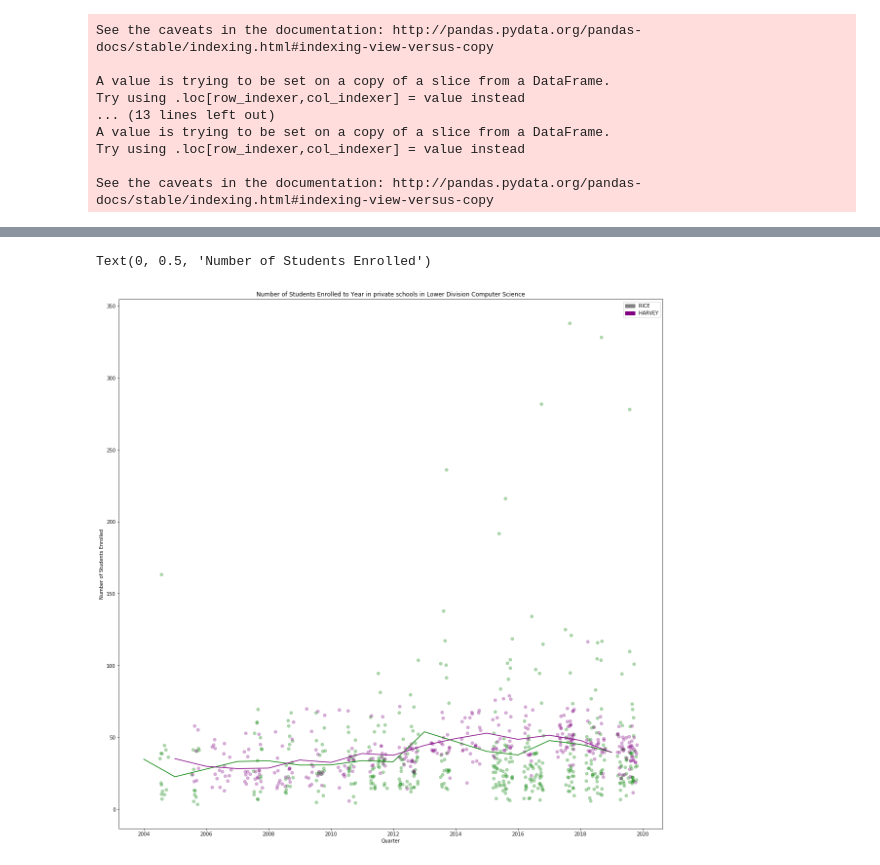
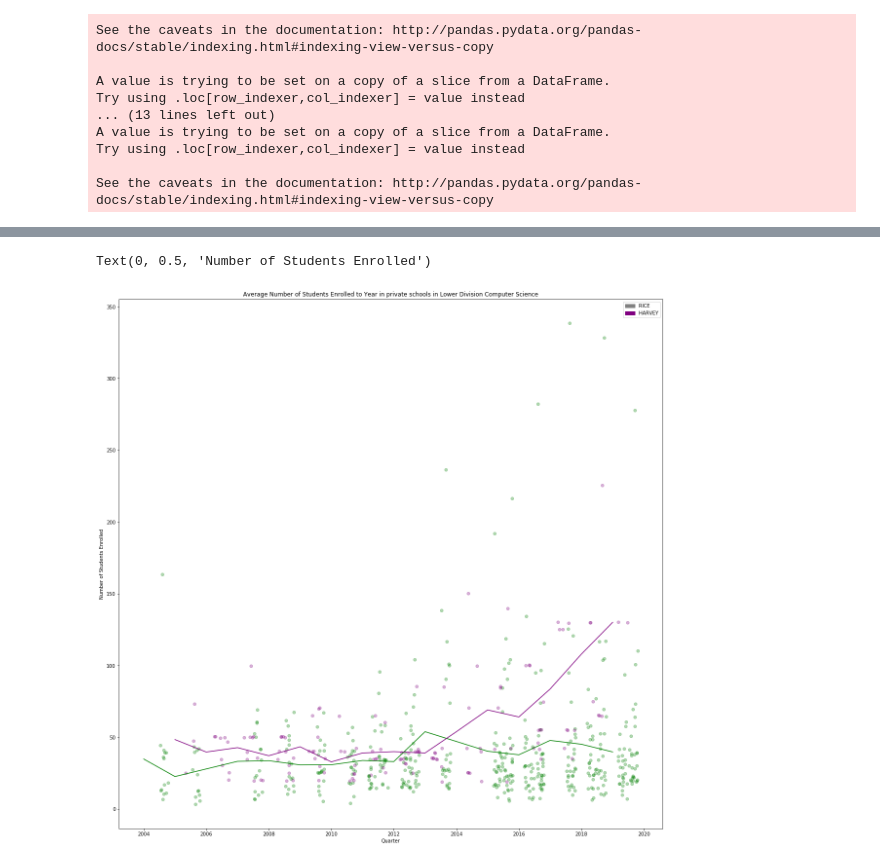
Before and after one commit to Tcbowen/CSE-184, a Jupyter notebook: Data_Jeff.ipynb, the cells around one changed output, grey strips where cells are left out. Cells and saved outputs as stored; diff of their text form; code cells hidden in the pictures.

```diff
--- a/Data_Jeff.ipynb
+++ b/Data_Jeff.ipynb
@@ -145,14 +145,14 @@ def clean_class_nums(self):
 # Any values greater than 500 are noise, and should be removed
 # %%
 for num, i in enumerate(df_rice.iloc[:,0]):
-    df_rice.iloc[num, 0] = re.sub('[^0-9]', '', i)
-    if df_rice.iloc[num,0] == '500':
+    df_rice.iloc[num, 0] = int(re.sub('[^0-9]', '', i))
+    if int(df_rice.iloc[num,0]) >= 500:
         df_rice.iloc[num,0] = 0
-    df_rice.iloc[num, 1] = re.sub('[^0-9]', '', df_rice.iloc[num,1])
+    df_rice.iloc[num, 1] = int(re.sub('[^0-9]', '', df_rice.iloc[num,1]))
+
 for num, i in enumerate(df_rice.iloc[:,2]):
     splitted = i.split()
     df_rice.iloc[num,2] = splitted[0] + splitted[1]
-#print(df_rice)
 # %%
 # Adds the perccentages to every school and cleans up all NaN's in data.
 # Change the data such that all data has the same columns indices.
@@ -244,7 +244,7 @@ df_chico = df_chico.sort_values(by = ['term_num'])
 df_sdsu = df_sdsu.sort_values(by = ['term_num'])
 df_harvey = df_harvey.sort_values(by = ['term_num'])
 df_sfsu = df_sfsu.sort_values(by=['term_num'])
-df_rice = df_sfsu.sort_values(by=['term_num'])
+df_rice = df_rice.sort_values(by=['term_num'])
 
 #df_rice
 # %%
@@ -321,12 +292,9 @@ sdsu_ai = df_sdsu[df_sdsu['class_number'] == 'CS-550']
 #classifying lower and upper div class for rice
 #upper is 300+
 #lower is < 300
-df_rice['class_ref'] = df_rice['class_number'].str.extract('(\d\d\d)', expand=True)
+df_rice['class_ref'] = df_rice['class_num'].str.extract('(\d\d\d)', expand=True)
 df_rice_lower = df_rice[df_rice['class_ref'] < '300']
 df_rice_upper = df_rice[df_rice['class_ref'] > '299']
-
-#df_rice_lower
-#df_rice_upper
 # %%
 #classifying lower and upper div class for harvey mudd
 #upper is 100+
@@ -635,26 +599,26 @@ Text(0, 0.5, 'Number of Students Enrolled')
 # %%
 fig, axes = plt.subplots(1,1, figsize=(20,20))
 
 harvey_jitter_lower, harvey_n_jitter_lower = jitter(df_harvey_lower['term_num'], .3), jitter(df_harvey_lower['num_people_enrolled'], 1)
 rice_jitter_lower, rice_n_jitter_lower = jitter(df_rice_lower['term_num'], .3), jitter(df_rice_lower['num_people_enrolled'], 1)
 
 axes.scatter(harvey_jitter_lower, harvey_n_jitter_lower, alpha = .3, color = 'g')
 axes.scatter(rice_jitter_lower, rice_n_jitter_lower, alpha = .3, color = 'purple')
 
 axes.plot(df_harvey_lower['year'].unique(), avg(df_harvey_lower, to_avg = 'year'), 'g-')
 axes.plot(df_rice_lower['year'].unique(), avg(df_rice_lower, to_avg = 'year'), 'purple')
 
 rice_patch = mpatches.Patch(color = 'grey', label = 'RICE')
 harvey_patch = mpatches.Patch(color = 'purple', label  = 'HARVEY')
 
 plt.legend(handles=[rice_patch, harvey_patch])
 
-axes.set_title('Number of Students Enrolled to Year in private schools in Lower Division Computer Science')
+axes.set_title('Average Number of Students Enrolled to Year in private schools in Lower Division Computer Science')
 axes.set_xlabel('Quarter')
 axes.set_ylabel('Number of Students Enrolled')
 # %% [output]
 Text(0, 0.5, 'Number of Students Enrolled')
-[figure, old version]
+[figure, new version]
 # %%
 #adds plot to show selected private school upper div class
 # %%
```
Also changed, not shown: parts of 11 cells of this notebook.
